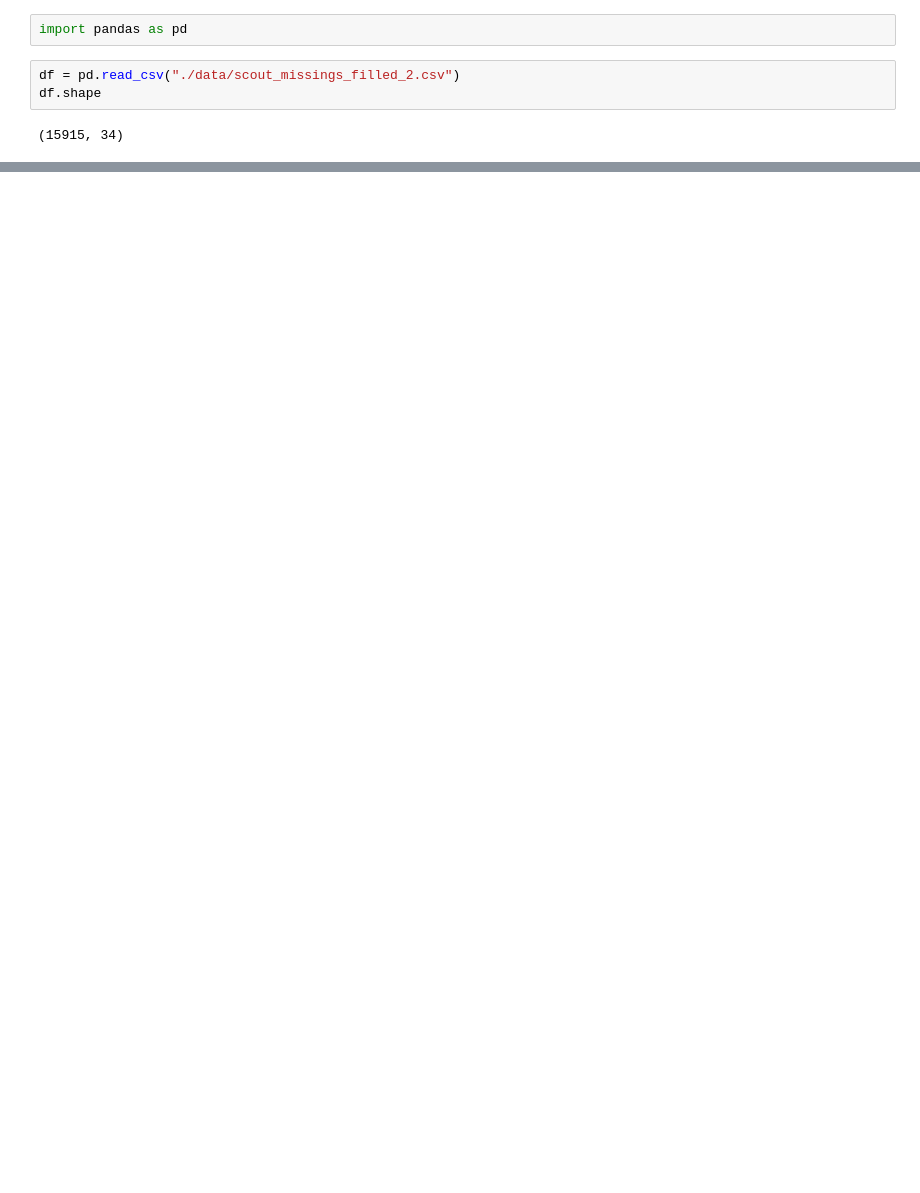
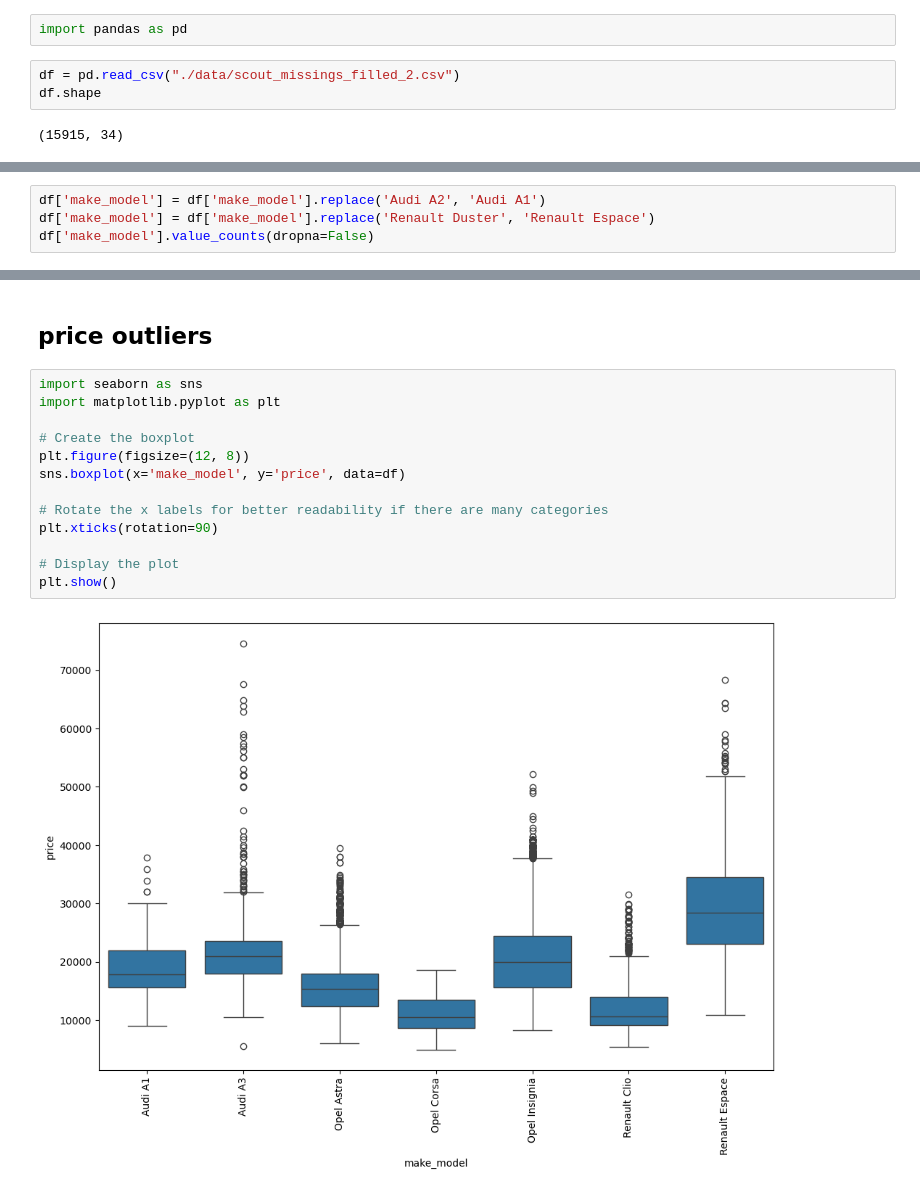
Before and after one commit to yuchild/magnimind_hw, a Jupyter notebook: scout_car_modeling.ipynb, the cells around one changed output, grey strips where cells are left out. Saved outputs shown, nothing was run; the diff lists cells and outputs as text; blank space fills up the shorter version.

```diff
--- a/scout_car_modeling.ipynb
+++ b/scout_car_modeling.ipynb
@@ -7,0 +24,4 @@ df.shape
+# %%
+df['make_model'] = df['make_model'].replace('Audi A2', 'Audi A1')
+df['make_model'] = df['make_model'].replace('Renault Duster', 'Renault Espace')
+df['make_model'].value_counts(dropna=False)
@@ -7,0 +38,17 @@ df.shape
+# %% [markdown]
+## price outliers
+# %%
+import seaborn as sns
+import matplotlib.pyplot as plt
+
+# Create the boxplot
+plt.figure(figsize=(12, 8))
+sns.boxplot(x='make_model', y='price', data=df)
+
+# Rotate the x labels for better readability if there are many categories
+plt.xticks(rotation=90)
+
+# Display the plot
+plt.show()
+# %% [output]
+[figure, added]
```
Also changed, not shown: parts of 82 cells of this notebook.
